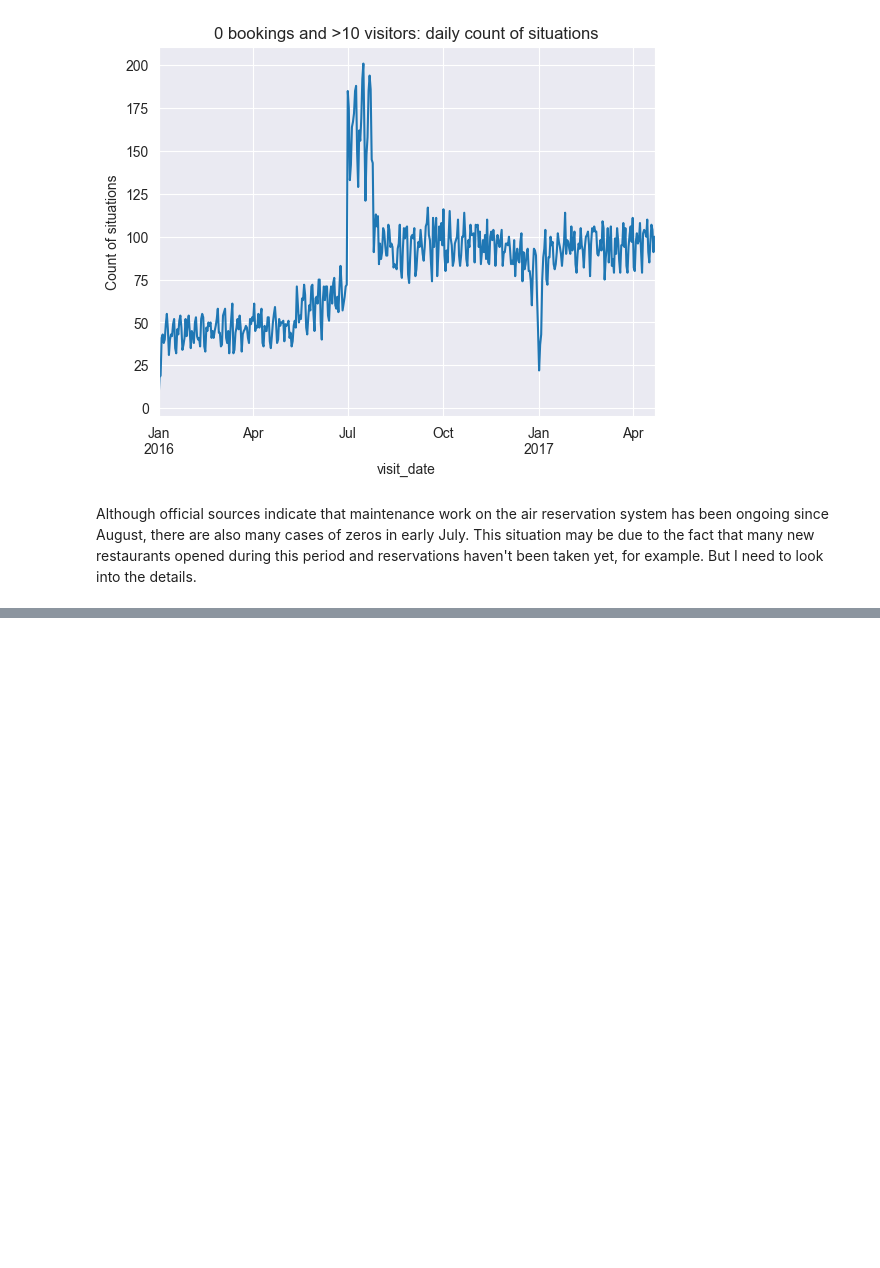
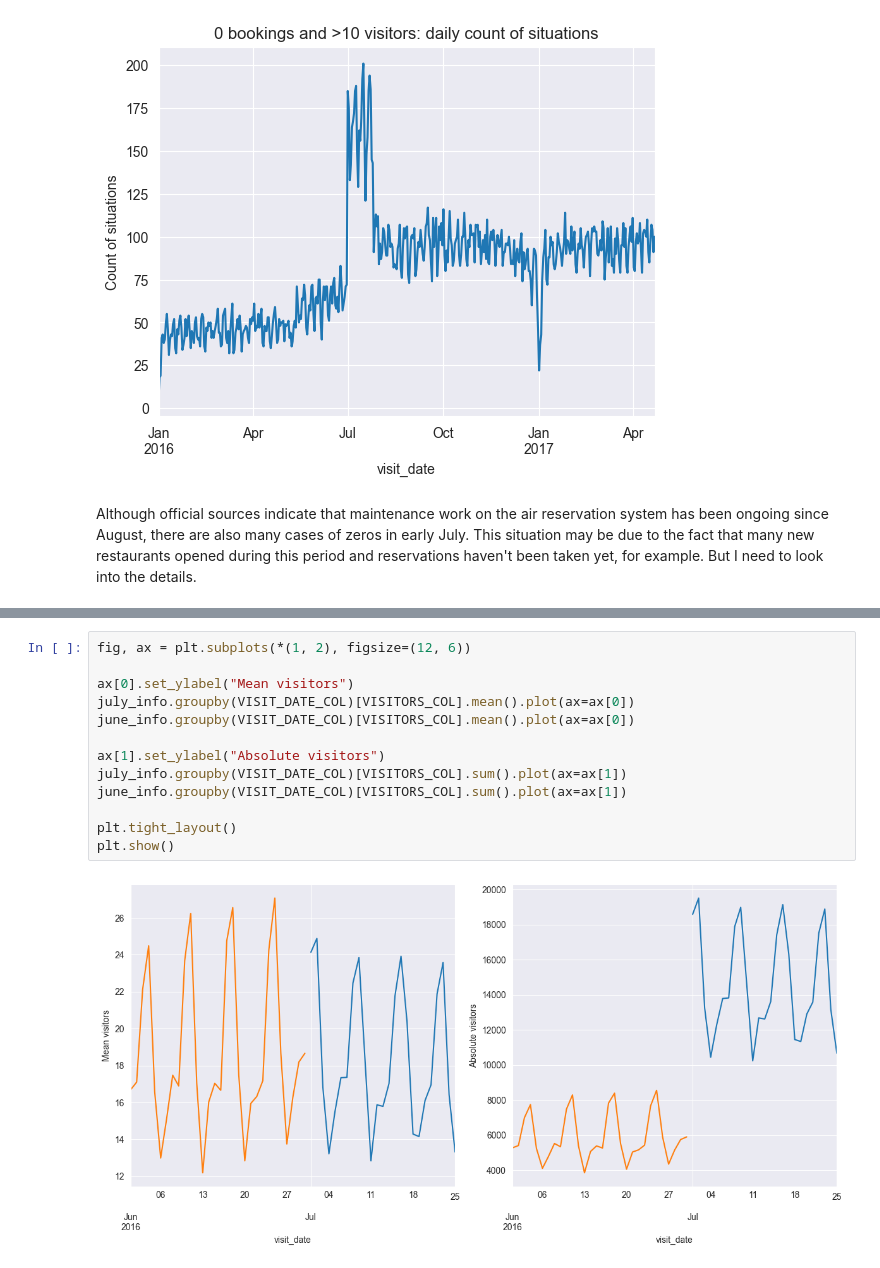
Before and after one commit to Lymuthien/mentoring_program, a Jupyter notebook: notebooks/1.1-reservations-visitors-eda.ipynb, the cells around one changed output, grey strips where cells are left out. Cells and saved outputs as stored; diff of their text form; blank space fills up the shorter version.

```diff
--- a/notebooks/1.1-reservations-visitors-eda.ipynb
+++ b/notebooks/1.1-reservations-visitors-eda.ipynb
@@ -440,0 +473,15 @@ Although official sources indicate that maintenance work on the air reservation
+# %%
+fig, ax = plt.subplots(*(1, 2), figsize=(12, 6))
+
+ax[0].set_ylabel("Mean visitors")
+july_info.groupby(VISIT_DATE_COL)[VISITORS_COL].mean().plot(ax=ax[0])
+june_info.groupby(VISIT_DATE_COL)[VISITORS_COL].mean().plot(ax=ax[0])
+
+ax[1].set_ylabel("Absolute visitors")
+july_info.groupby(VISIT_DATE_COL)[VISITORS_COL].sum().plot(ax=ax[1])
+june_info.groupby(VISIT_DATE_COL)[VISITORS_COL].sum().plot(ax=ax[1])
+
+plt.tight_layout()
+plt.show()
+# %% [output]
+[figure, added]
```
Also changed, not shown: parts of 11 cells of this notebook, 2 other files.
